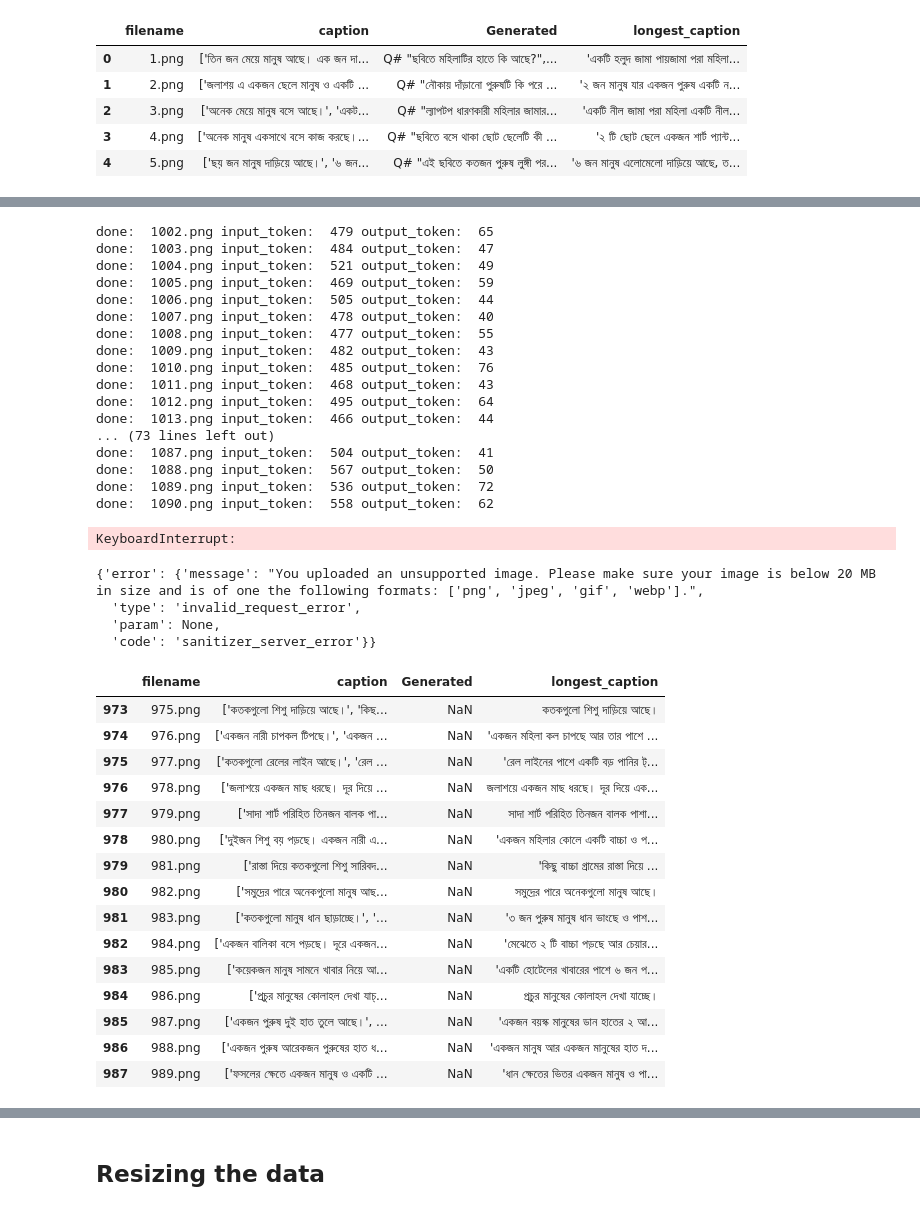
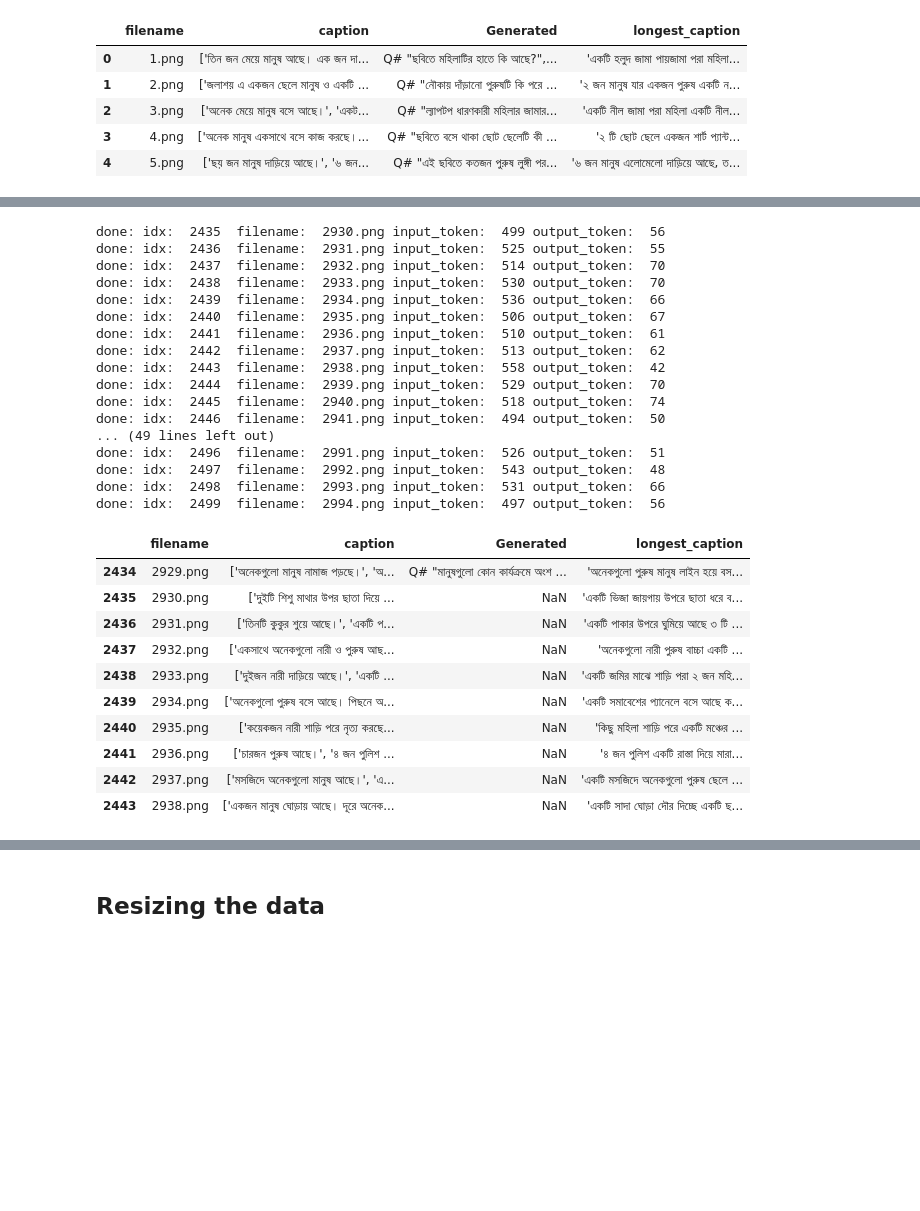
Before and after one commit to souroveskb/VQA, a Jupyter notebook: data_validation_chitron.ipynb, the cells around one changed output, grey strips where cells are left out. Cells and saved outputs as stored; diff of their text form; code cells hidden in the pictures; blank space fills up the shorter version.

```diff
--- a/data_validation_chitron.ipynb
+++ b/data_validation_chitron.ipynb
@@ -107,6 +107,6 @@ def give_q_n_a(image_name, captions):
 # %%
 import time
 
-sliced_df = df[1000:1100]
+sliced_df = df[2435:2500]
 # %%
 # total_tokens = 2520663 #2397670 #1393072 # 325355
@@ -132,33 +132,25 @@ for idx, rows in sliced_df.iterrows():
 
     df.loc[df['filename'] == str(rows['filename']), 'Generated'] = str(res['choices'][0]['message']['content'])
 
-    print("done: ", str(rows['filename']), "input_token: ", res['usage']['prompt_tokens'], "output_token: ", res['usage']['completion_tokens'])
+    print("done: idx: ",idx," filename: ", str(rows['filename']), "input_token: ", res['usage']['prompt_tokens'], "output_token: ", res['usage']['completion_tokens'])
     val = val+1
-    time.sleep(.5)
+    time.sleep(.6)
     # break
 # %% [output]
-done:  1002.png input_token:  479 output_token:  65
-done:  1003.png input_token:  484 output_token:  47
-done:  1004.png input_token:  521 output_token:  49
-done:  1005.png input_token:  469 output_token:  59
-done:  1006.png input_token:  505 output_token:  44
-done:  1007.png input_token:  478 output_token:  40
-done:  1008.png input_token:  477 output_token:  55
-done:  1009.png input_token:  482 output_token:  43
-done:  1010.png input_token:  485 output_token:  76
-done:  1011.png input_token:  468 output_token:  43
-done:  1012.png input_token:  495 output_token:  64
-done:  1013.png input_token:  466 output_token:  44
-... (73 lines left out)
-done:  1087.png input_token:  504 output_token:  41
-done:  1088.png input_token:  567 output_token:  50
-done:  1089.png input_token:  536 output_token:  72
-done:  1090.png input_token:  558 output_token:  62
+done: idx:  2435  filename:  2930.png input_token:  499 output_token:  56
+done: idx:  2436  filename:  2931.png input_token:  525 output_token:  55
+done: idx:  2437  filename:  2932.png input_token:  514 output_token:  70
+done: idx:  2438  filename:  2933.png input_token:  530 output_token:  70
+done: idx:  2439  filename:  2934.png input_token:  536 output_token:  66
+done: idx:  2440  filename:  2935.png input_token:  506 output_token:  67
+done: idx:  2441  filename:  2936.png input_token:  510 output_token:  61
+done: idx:  2442  filename:  2937.png input_token:  513 output_token:  62
+done: idx:  2443  filename:  2938.png input_token:  558 output_token:  42
+done: idx:  2444  filename:  2939.png input_token:  529 output_token:  70
+done: idx:  2445  filename:  2940.png input_token:  518 output_token:  74
+done: idx:  2446  filename:  2941.png input_token:  494 output_token:  50
+... (49 lines left out)
+done: idx:  2496  filename:  2991.png input_token:  526 output_token:  51
+done: idx:  2497  filename:  2992.png input_token:  543 output_token:  48
+done: idx:  2498  filename:  2993.png input_token:  531 output_token:  66
+done: idx:  2499  filename:  2994.png input_token:  497 output_token:  56
-KeyboardInterrupt:
-# %%
-res
-# %% [output]
-{'error': {'message': "You uploaded an unsupported image. Please make sure your image is below 20 MB in size and is of one the following formats: ['png', 'jpeg', 'gif', 'webp'].",
-  'type': 'invalid_request_error',
-  'param': None,
-  'code': 'sanitizer_server_error'}}
@@ -165,22 +160,17 @@ res
 # %%
-sliced_df.head(15)
+sliced_df.head(10)
 # %% [output]
 |  | filename | caption | Generated | longest_caption |
-| 973 | 975.png | ['কতকগুলো শিশু দাড়িয়ে আছে।', 'কিছ... | NaN | কতকগুলো শিশু দাড়িয়ে আছে। |
-| 974 | 976.png | ['একজন নারী চাপকল টিপছে।', 'একজন ... | NaN | 'একজন মহিলা কল চাপছে আর তার পাশে ... |
-| 975 | 977.png | ['কতকগুলো রেলের লাইন আছে।', 'রেল ... | NaN | 'রেল লাইনের পাশে একটি বড় পানির ট্... |
-| 976 | 978.png | ['জলাশয়ে একজন মাছ ধরছে। দূর দিয়ে ... | NaN | জলাশয়ে একজন মাছ ধরছে। দূর দিয়ে এক... |
-| 977 | 979.png | ['সাদা শার্ট পরিহিত তিনজন বালক পা... | NaN | সাদা শার্ট পরিহিত তিনজন বালক পাশা... |
-| 978 | 980.png | ['দুইজন শিশু বয় পড়ছে। একজন নারী এ... | NaN | 'একজন মহিলার কোলে একটি বাচ্চা ও প... |
-| 979 | 981.png | ['রাস্তা দিয়ে কতকগুলো শিশু সারিবদ... | NaN | 'কিছু বাচ্চা গ্রামের রাস্তা দিয়ে ... |
-| 980 | 982.png | ['সমুদ্রের পারে অনেকগুলো মানুষ আছ... | NaN | সমুদ্রের পারে অনেকগুলো মানুষ আছে। |
-| 981 | 983.png | ['কতকগুলো মানুষ ধান ছাড়াচ্ছে।', '... | NaN | '৩ জন পুরুষ মানুষ ধান ভাংছে ও পাশ... |
-| 982 | 984.png | ['একজন বালিকা বসে পড়ছে। দূরে একজন... | NaN | 'মেঝেতে ২ টি বাচ্চা পড়ছে আর চেয়ার... |
-| 983 | 985.png | ['কয়েকজন মানুষ সামনে খাবার নিয়ে আ... | NaN | 'একটি হোটেলের খাবারের পাশে ৬ জন প... |
-| 984 | 986.png | ['প্রচুর মানুষের কোলাহল দেখা যাচ্... | NaN | প্রচুর মানুষের কোলাহল দেখা যাচ্ছে। |
-| 985 | 987.png | ['একজন পুরুষ দুই হাত তুলে আছে।', ... | NaN | 'একজন বয়স্ক মানুষের ডান হাতের ২ আ... |
-| 986 | 988.png | ['একজন পুরুষ আরেকজন পুরুষের হাত ধ... | NaN | 'একজন মানুষ আর একজন মানুষের হাত দ... |
-| 987 | 989.png | ['ফসলের ক্ষেতে একজন মানুষ ও একটি ... | NaN | 'ধান ক্ষেতের ভিতর একজন মানুষ ও পা... |
+| 2434 | 2929.png | ['অনেকগুলো মানুষ নামাজ পড়ছে।', 'অ... | Q# "মানুষগুলো কোন কার্যক্রমে অংশ ... | 'অনেকগুলো পুরুষ মানুষ লাইন হয়ে বস... |
+| 2435 | 2930.png | ['দুইটি শিশু মাথার উপর ছাতা দিয়ে ... | NaN | 'একটি ভিজা জায়গায় উপরে ছাতা ধরে ব... |
+| 2436 | 2931.png | ['তিনটি কুকুর শুয়ে আছে।', 'একটি প... | NaN | 'একটি পাকার উপরে ঘুমিয়ে আছে ৩ টি ... |
+| 2437 | 2932.png | ['একসাথে অনেকগুলো নারী ও পুরুষ আছ... | NaN | 'অনেকগুলো নারী পুরুষ বাচ্চা একটি ... |
+| 2438 | 2933.png | ['দুইজন নারী দাড়িয়ে আছে।', 'একটি ... | NaN | 'একটি জমির মাঝে শাড়ি পরা ২ জন মহি... |
+| 2439 | 2934.png | ['অনেকগুলো পুরুষ বসে আছে। পিছনে অ... | NaN | 'একটি সমাবেশের প্যানেলে বসে আছে ক... |
+| 2440 | 2935.png | ['কয়েকজন নারী শাড়ি পরে নৃত্য করছে... | NaN | 'কিছু মহিলা শাড়ি পরে একটি মঞ্চের ... |
+| 2441 | 2936.png | ['চারজন পুরুষ আছে।', '৪ জন পুলিশ ... | NaN | '৪ জন পুলিশ একটি রাস্তা দিয়ে মারা... |
+| 2442 | 2937.png | ['মসজিদে অনেকগুলো মানুষ আছে।', 'এ... | NaN | 'একটি মসজিদে অনেকগুলো পুরুষ ছেলে ... |
+| 2443 | 2938.png | ['একজন মানুষ ঘোড়ায় আছে। দূরে অনেক... | NaN | 'একটি সাদা ঘোড়া দৌর দিচ্ছে একটি ছ... |
 # %%
 print("total input tokens: ", total_input_tokens)
 print("total output tokens: ", total_output_tokens)
```
Also changed, not shown: parts of 7 cells of this notebook, 3 other files.
